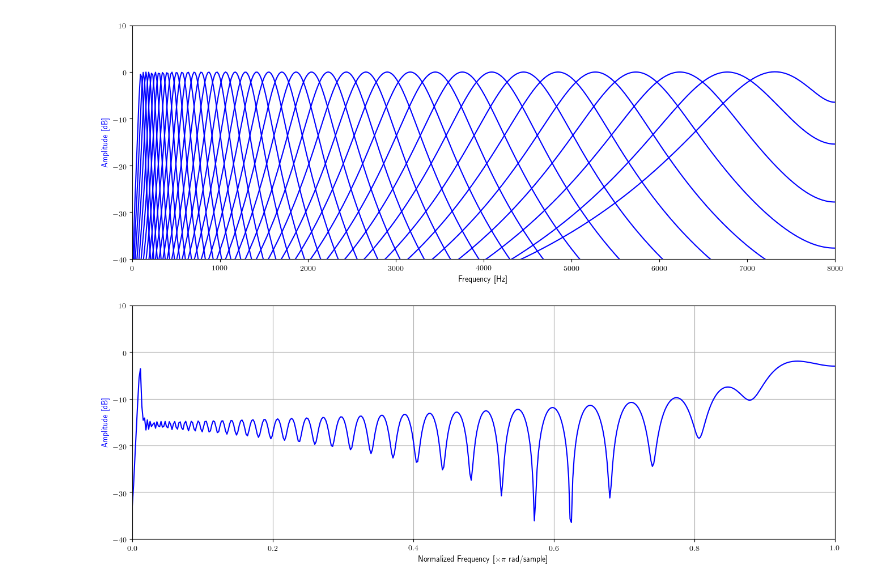
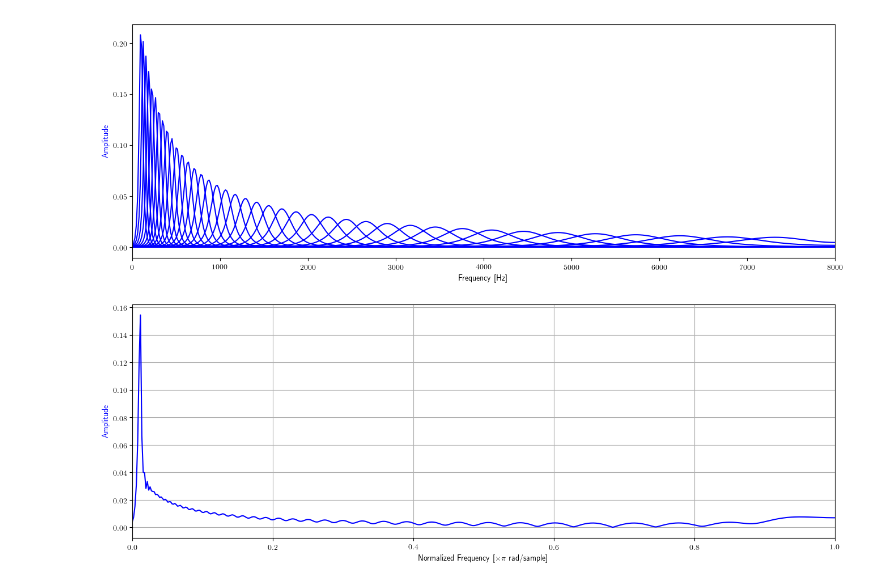
Before and after one commit to raymondxyy/pyaudlib, a Jupyter notebook: egs/dsp/Gammatone Filterbank.ipynb, the cells around one changed output. Saved outputs shown, nothing was run; the diff lists cells and outputs as text; code cells hidden in the pictures.

```diff
--- a/egs/dsp/Gammatone Filterbank.ipynb
+++ b/egs/dsp/Gammatone Filterbank.ipynb
@@ -10,25 +10,25 @@ plt.rc('text', usetex=True)
 # %%
 sr = 16000
 nfft = 2**10
 nyquist = nfft//2+1  # Boundary for Nyquist frequency
 num_chans = 40
 gtbank = Gammatone(sr, num_chans)
 
 ### Plot filter responses
 fig = plt.figure(figsize=(16, 12), dpi= 100)
 ax1 = fig.add_subplot(211)
 
 total = np.zeros((nyquist), dtype=np.complex_)
 for kk in range(len(gtbank)):
-    ww, hh = gtbank.freqz(kk, nfft=nfft)
+    ww, hh = gtbank.freqz(kk, nfft=nfft, powernorm=True)
     total += hh[:nyquist]
-    magresp(ww[:nyquist]*(sr/2), hh[:nyquist], ax1, units=('hz', 'db'))
+    magresp(ww[:nyquist]*(sr/2), hh[:nyquist], ax1, units=('hz', 'mag'))
 
 # Plot total filter response
 ax2 = fig.add_subplot(212)
-magresp(ww[:nyquist], total, ax2, units=('rad', 'db'))
+magresp(ww[:nyquist], total, ax2, units=('rad', 'mag'))
 # %% [output]
-[figure, old version]
+[figure, new version]
 # %% [markdown]
 The implementation is a direct translation of Malcolm Slaney's `ERBFilteBank` and `MakeERBFilters` in the *Auditory Toolbox*. Below is a 40-channel Gammatone filterbank extracted using his MATLAB code:
 
```
Also changed, not shown: parts of 1 cell of this notebook, 2 other files.
